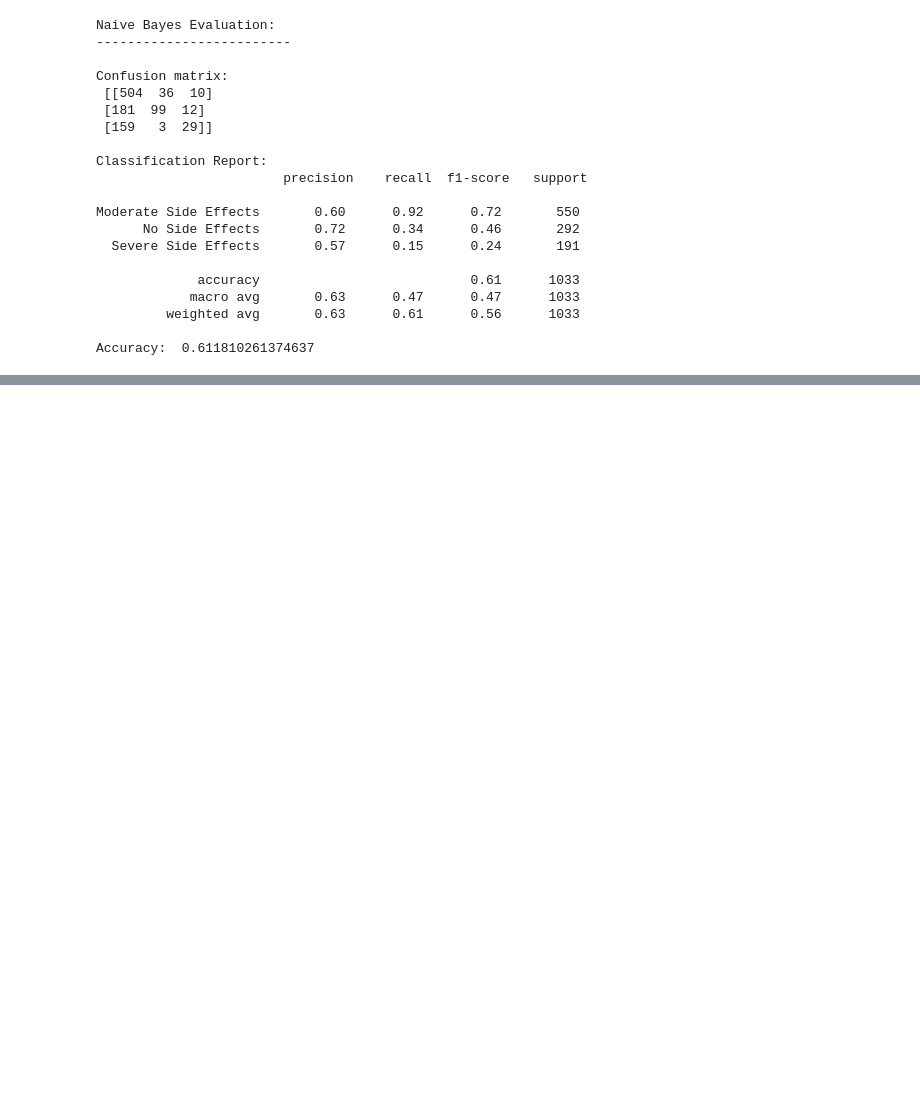
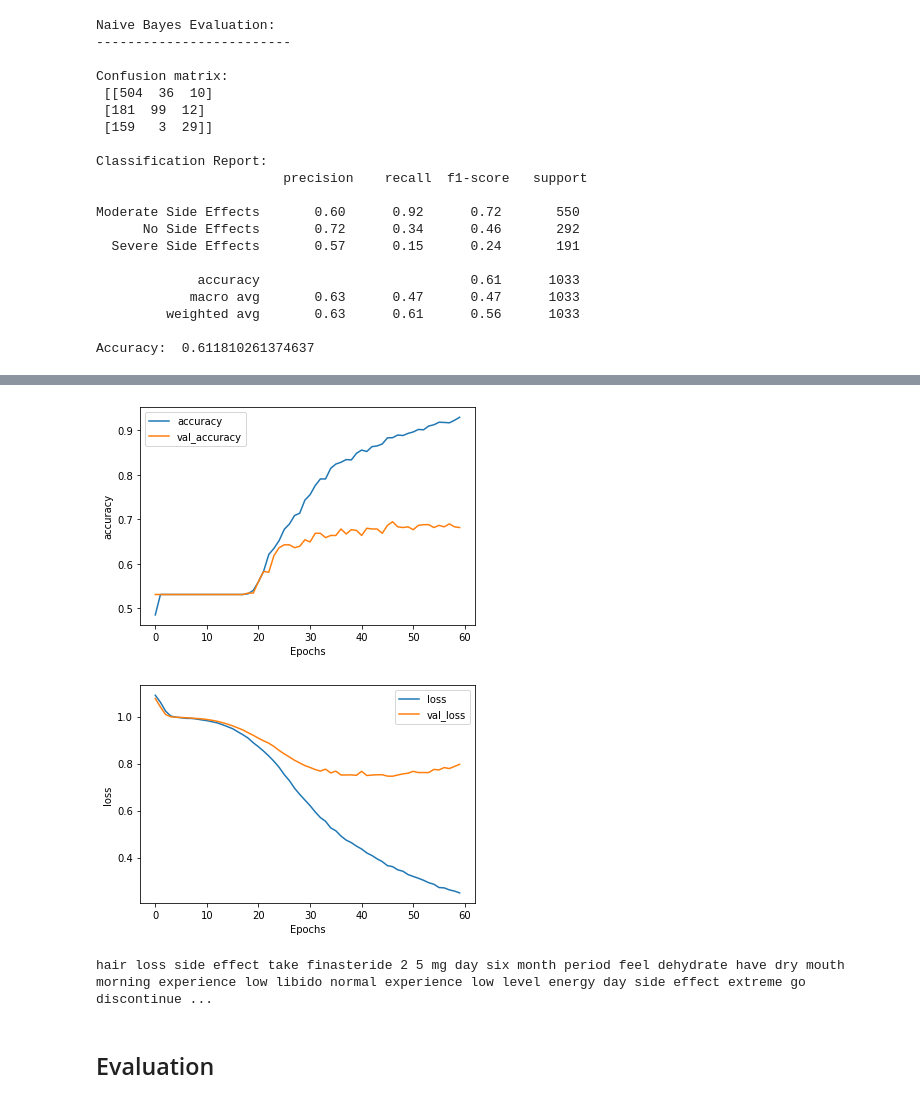
Before and after one commit to amasvinx/amasvinx.github.io, a Jupyter notebook: COMP723_Assignment1.ipynb, the cells around one changed output, grey strips where cells are left out. Cells and saved outputs as stored; diff of their text form; code cells hidden in the pictures; blank space fills up the shorter version.

```diff
--- a/COMP723_Assignment1.ipynb
+++ b/COMP723_Assignment1.ipynb
@@ -426,0 +448,4 @@ Accuracy:  0.611810261374637
+# %%
+training_labels = pd.get_dummies(training_labels).values
+validating_labels = pd.get_dummies(validating_labels).values
+testing_labels = pd.get_dummies(y_test).values
@@ -426,0 +466,8 @@ Accuracy:  0.611810261374637
+# %%
+import numpy as np
+training_padded = np.array(training_padded)
+training_labels = np.array(training_labels)
+validating_padded = np.array(validating_padded)
+validating_labels = np.array(validating_labels)
+testing_padded = np.array(testing_padded)
+testing_labels = np.array(testing_labels)
@@ -426,0 +488,12 @@ Accuracy:  0.611810261374637
+# %%
+model = tf.keras.Sequential([
+    tf.keras.layers.Embedding(vocab_size, embedding_dim, input_length=max_length,),
+    tf.keras.layers.GlobalAveragePooling1D(),
+    # tf.keras.layers.Bidirectional(tf.keras.layers.LSTM(32)),
+    tf.keras.layers.Dropout(0.2),
+    tf.keras.layers.Dense(32, activation='relu'),
+    tf.keras.layers.Dense(3, activation='sigmoid')
+])
+
+model.compile(loss='categorical_crossentropy',optimizer= tf.keras.optimizers.Adam(learning_rate=3e-4),metrics=['accuracy'])
+model.summary()
@@ -426,0 +519,3 @@ Accuracy:  0.611810261374637
+# %%
+num_epochs = 60
+history = model.fit(training_padded, training_labels, epochs=num_epochs, validation_data=(validating_padded, validating_labels), verbose=2)
@@ -426,0 +540,28 @@ Accuracy:  0.611810261374637
+# %%
+import matplotlib.pyplot as plt
+
+
+def plot_graphs(history, string):
+  plt.plot(history.history[string])
+  plt.plot(history.history['val_'+string])
+  plt.xlabel("Epochs")
+  plt.ylabel(string)
+  plt.legend([string, 'val_'+string])
+  plt.show()
+
+plot_graphs(history, "accuracy")
+plot_graphs(history, "loss")
+# %% [output]
+[figure, added]
+[figure, added]
+# %%
+reverse_word_index = dict([(value, key) for (key, value) in word_index.items()])
+
+def decode_sentence(text):
+    return ' '.join([reverse_word_index.get(i, '?') for i in text])
+
+print(decode_sentence(training_padded[2]))
+# %% [output]
+hair loss side effect take finasteride 2 5 mg day six month period feel dehydrate have dry mouth morning experience low libido normal experience low level energy day side effect extreme go discontinue ...
+# %% [markdown]
+## Evaluation
```
Also changed, not shown: parts of 20 cells of this notebook.
